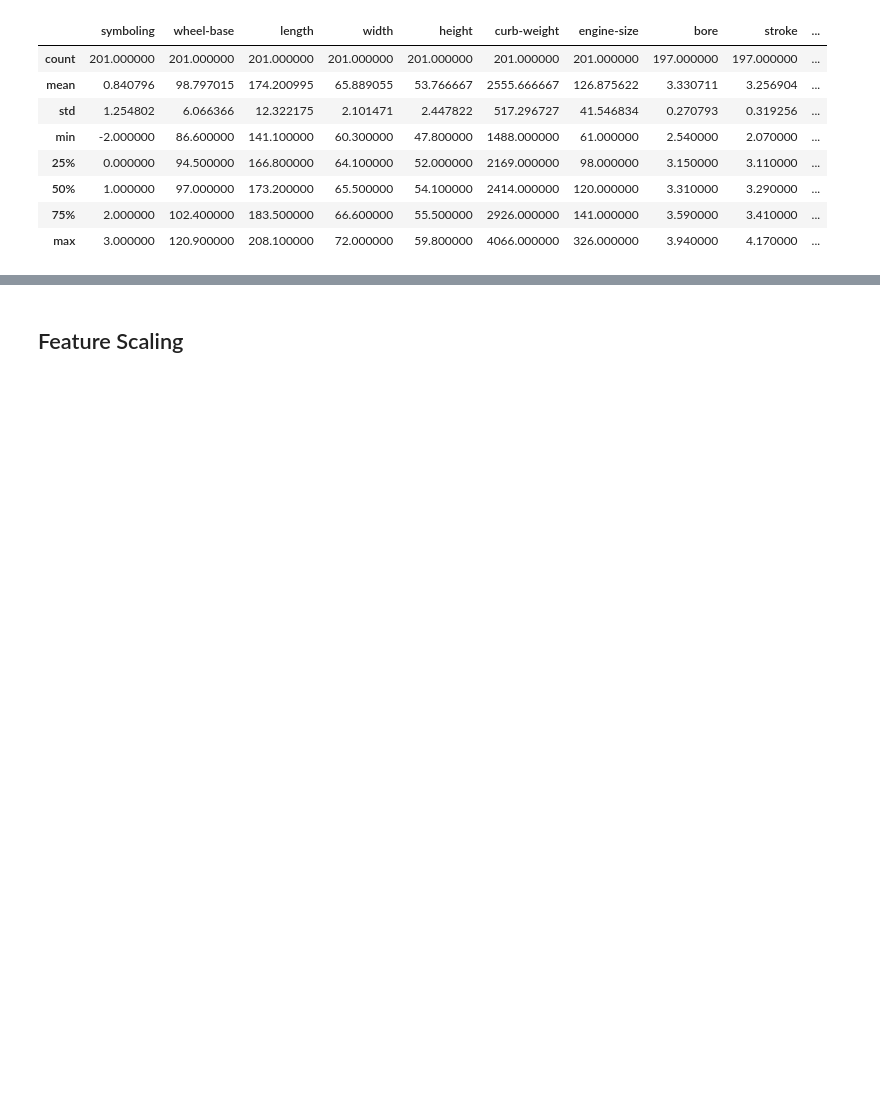
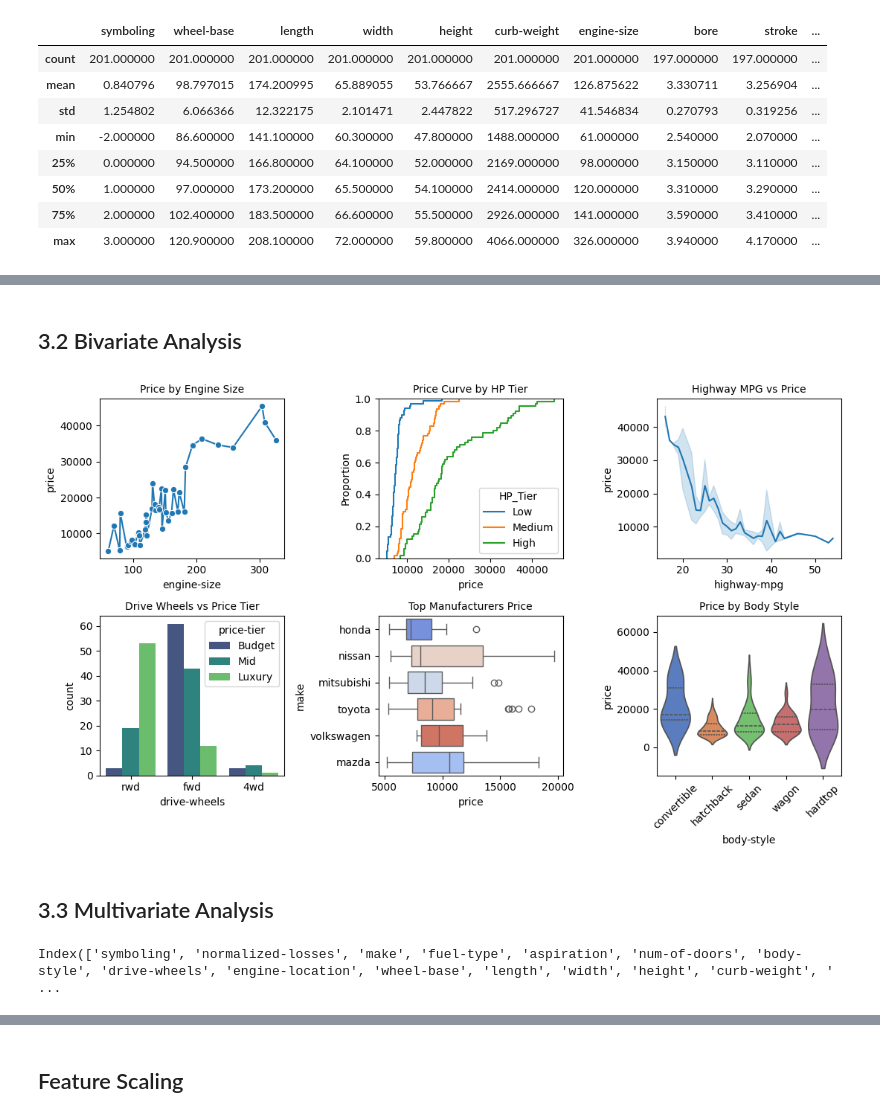
Before and after one commit to stacykeago/analytics-now, a Jupyter notebook: FDA_assignment.ipynb, the cells around one changed output, grey strips where cells are left out. Cells and saved outputs as stored; diff of their text form; code cells hidden in the pictures; blank space fills up the shorter version.

```diff
--- a/FDA_assignment.ipynb
+++ b/FDA_assignment.ipynb
@@ -386 +266,42 @@ auto.columns
+# %% [markdown]
+## 3.2 Bivariate Analysis
+# %%
+# 1. Data Cleaning & Tier Creation
+for c in ["price", "horsepower", "engine-size", "highway-mpg"]: auto[c] = pd.to_numeric(auto[c], errors="coerce")
+df = auto.dropna(subset=["price", "horsepower", "engine-size", "highway-mpg", "drive-wheels", "make", "body-style"]).copy()
+df["HP_Tier"] = pd.qcut(df["horsepower"], q=3, labels=["Low", "Medium", "High"])
+df["price-tier"] = pd.qcut(df["price"], q=3, labels=["Budget", "Mid", "Luxury"])
+
+# 2. Filter Top Makes for Boxplot
+top_m = df["make"].value_counts().nlargest(6).index
+df_m = df[df["make"].isin(top_m)]
+
+# 3. Execution Layout Config
+fig, axes = plt.subplots(2, 3, figsize=(11, 6.5))
+axes = axes.flatten()
+
+cfg = [
+    (sns.lineplot, {"data": df, "x": "engine-size", "y": "price", "marker": "o", "errorbar": None}, "Price by Engine Size"),
+    (sns.ecdfplot, {"data": df, "x": "price", "hue": "HP_Tier"}, "Price Curve by HP Tier"),
+    (sns.lineplot, {"data": df, "x": "highway-mpg", "y": "price", "errorbar": "sd"}, "Highway MPG vs Price"),
+    (sns.countplot, {"data": df, "x": "drive-wheels", "hue": "price-tier", "palette": "viridis"}, "Drive Wheels vs Price Tier"),
+    (sns.boxplot, {"data": df_m, "x": "price", "y": "make", "hue": "make", "legend": False, "palette": "coolwarm", "order": df_m.groupby("make")["price"].median().sort_values().index}, "Top Manufacturers Price"),
+    (sns.violinplot, {"data": df, "x": "body-style", "y": "price", "hue": "body-style", "legend": False, "palette": "muted", "inner": "quart"}, "Price by Body Style")
+]
+
+for idx, (func, kwargs, title) in enumerate(cfg):
+    func(ax=axes[idx], **kwargs)
+    axes[idx].set_title(title, fontsize=10)
+    if idx == 5: axes[idx].tick_params(axis="x", labelrotation=45)
+
+plt.tight_layout()
+plt.show()
+# %% [output]
+[figure, added]
+# %% [markdown]
+## 3.3 Multivariate Analysis
+# %%
+auto.columns
+# %% [output]
+Index(['symboling', 'normalized-losses', 'make', 'fuel-type', 'aspiration', 'num-of-doors', 'body-style', 'drive-wheels', 'engine-location', 'wheel-base', 'length', 'width', 'height', 'curb-weight', ' ...
 # %%
```
Also changed, not shown: parts of 70 cells of this notebook.
